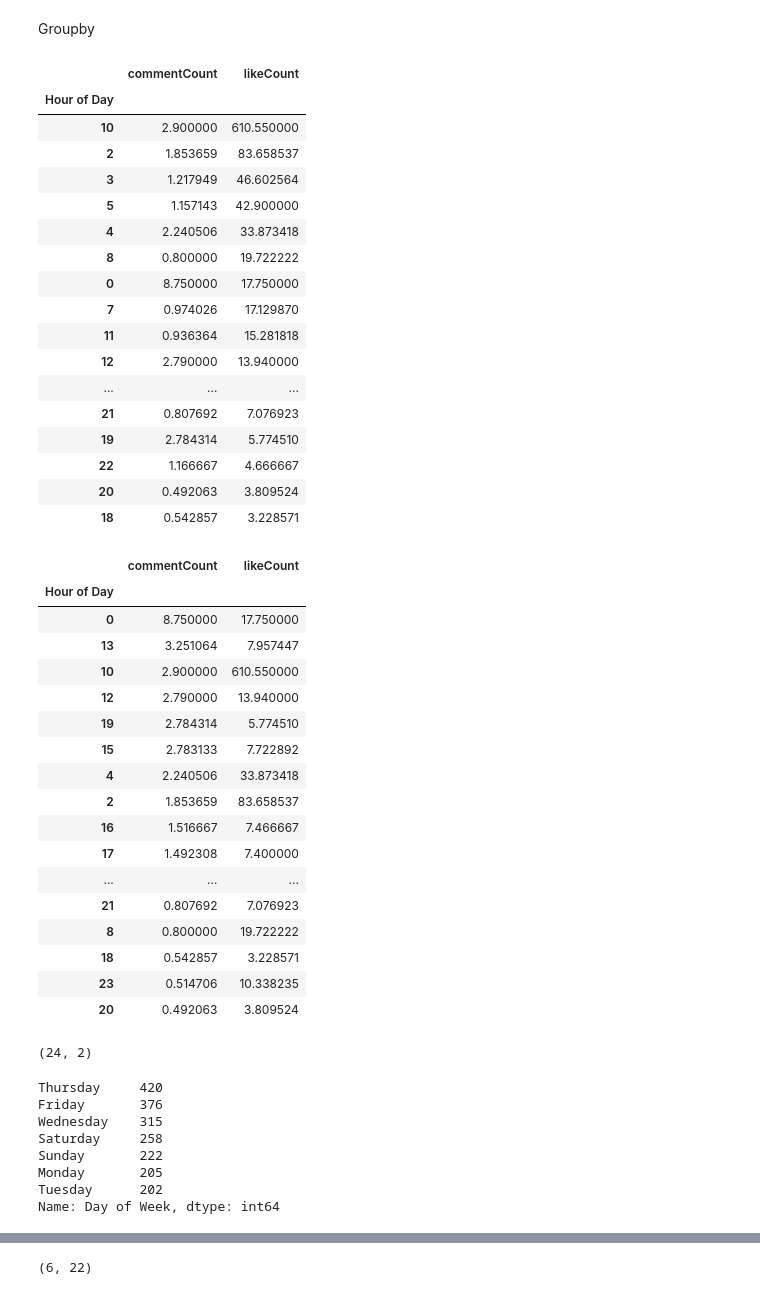
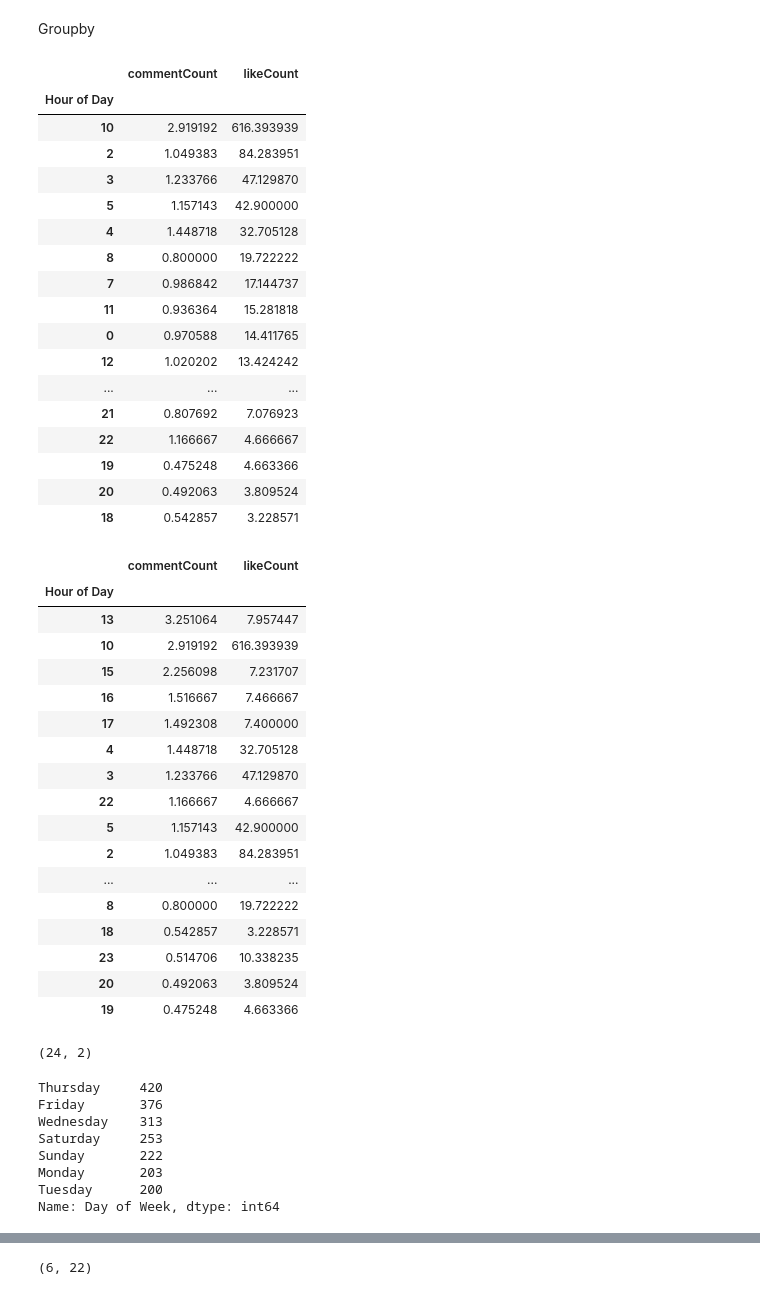
Before and after one commit to gerry-9987/SA, a Jupyter notebook: optimal_timing.ipynb, the cells around one changed output, grey strips where cells are left out. Drawn from its saved outputs; the diff is of its cells as text; code cells hidden in the pictures.

```diff
--- a/optimal_timing.ipynb
+++ b/optimal_timing.ipynb
@@ -60,3 +60,7 @@ Try using .loc[row_indexer,col_indexer] = value instead
 
 See the caveats in the documentation: https://pandas.pydata.org/pandas-docs/stable/user_guide/indexing.html#returning-a-view-versus-a-copy
   df1["Hour of Day"] = df1["Date"].apply(lambda x: x.hour)
+# %%
+df1_no_giveaway = df1[df1["clean_tokens"].str.contains("giveaway") == False]
+
+df1_no_giveaway
@@ -175,51 +193,51 @@ df_all_posts_count
 # %% [markdown]
 Groupby
 # %%
-df_all_posts_hour = df1.groupby("Hour of Day").mean().sort_values(by="likeCount",ascending=False).head(24)
+df1_no_giveaway_all_posts_hour = df1_no_giveaway.groupby("Hour of Day").mean().sort_values(by="likeCount",ascending=False).head(24)
 
-df_all_posts_hour
+df1_no_giveaway_all_posts_hour
 # on average posting at 10am receives the most likes
 # exists times of day where no posts are made
 # %% [output]
 |  | commentCount | likeCount |
 | Hour of Day |  |  |
-| 10 | 2.900000 | 610.550000 |
-| 2 | 1.853659 | 83.658537 |
-| 3 | 1.217949 | 46.602564 |
+| 10 | 2.919192 | 616.393939 |
+| 2 | 1.049383 | 84.283951 |
+| 3 | 1.233766 | 47.129870 |
 | 5 | 1.157143 | 42.900000 |
-| 4 | 2.240506 | 33.873418 |
+| 4 | 1.448718 | 32.705128 |
 | 8 | 0.800000 | 19.722222 |
-| 0 | 8.750000 | 17.750000 |
-| 7 | 0.974026 | 17.129870 |
+| 7 | 0.986842 | 17.144737 |
 | 11 | 0.936364 | 15.281818 |
-| 12 | 2.790000 | 13.940000 |
+| 0 | 0.970588 | 14.411765 |
+| 12 | 1.020202 | 13.424242 |
 | ... | ... | ... |
 | 21 | 0.807692 | 7.076923 |
-| 19 | 2.784314 | 5.774510 |
 | 22 | 1.166667 | 4.666667 |
+| 19 | 0.475248 | 4.663366 |
 | 20 | 0.492063 | 3.809524 |
 | 18 | 0.542857 | 3.228571 |
 # %%
-df_all_posts_hour_commentCount = df1.groupby("Hour of Day").mean().sort_values(by="commentCount",ascending=False).head(24)
+df1_no_giveaway_all_posts_hour_commentCount = df1_no_giveaway.groupby("Hour of Day").mean().sort_values(by="commentCount",ascending=False).head(24)
 
-df_all_posts_hour_commentCount
+df1_no_giveaway_all_posts_hour_commentCount
 # %% [output]
 |  | commentCount | likeCount |
 | Hour of Day |  |  |
-| 0 | 8.750000 | 17.750000 |
 | 13 | 3.251064 | 7.957447 |
-| 10 | 2.900000 | 610.550000 |
-| 12 | 2.790000 | 13.940000 |
-| 19 | 2.784314 | 5.774510 |
-| 15 | 2.783133 | 7.722892 |
-| 4 | 2.240506 | 33.873418 |
-| 2 | 1.853659 | 83.658537 |
+| 10 | 2.919192 | 616.393939 |
+| 15 | 2.256098 | 7.231707 |
 | 16 | 1.516667 | 7.466667 |
 | 17 | 1.492308 | 7.400000 |
+| 4 | 1.448718 | 32.705128 |
+| 3 | 1.233766 | 47.129870 |
+| 22 | 1.166667 | 4.666667 |
+| 5 | 1.157143 | 42.900000 |
+| 2 | 1.049383 | 84.283951 |
 | ... | ... | ... |
-| 21 | 0.807692 | 7.076923 |
 | 8 | 0.800000 | 19.722222 |
 | 18 | 0.542857 | 3.228571 |
 | 23 | 0.514706 | 10.338235 |
 | 20 | 0.492063 | 3.809524 |
+| 19 | 0.475248 | 4.663366 |
 # %%
@@ -227,8 +245,8 @@ df_all_posts_hour.shape
 # %% [output]
 (24, 2)
 # %%
-AllPostsDayCount = df1["Day of Week"].value_counts()
-AllPostsDayCount
+AllPostsDayCountNoGiveaway = df1_no_giveaway["Day of Week"].value_counts()
+AllPostsDayCountNoGiveaway
 
 
 
@@ -236,10 +254,10 @@ AllPostsDayCount
 # %% [output]
 Thursday     420
 Friday       376
-Wednesday    315
-Saturday     258
+Wednesday    313
+Saturday     253
 Sunday       222
-Monday       205
-Tuesday      202
+Monday       203
+Tuesday      200
 Name: Day of Week, dtype: int64
 # %%
```
Also changed, not shown: parts of 15 cells of this notebook, 5 other files.
